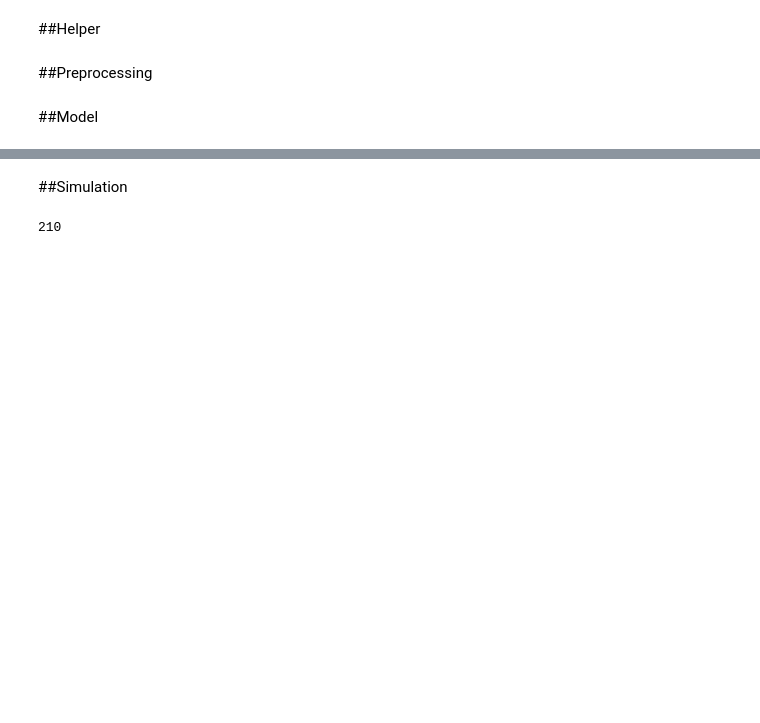
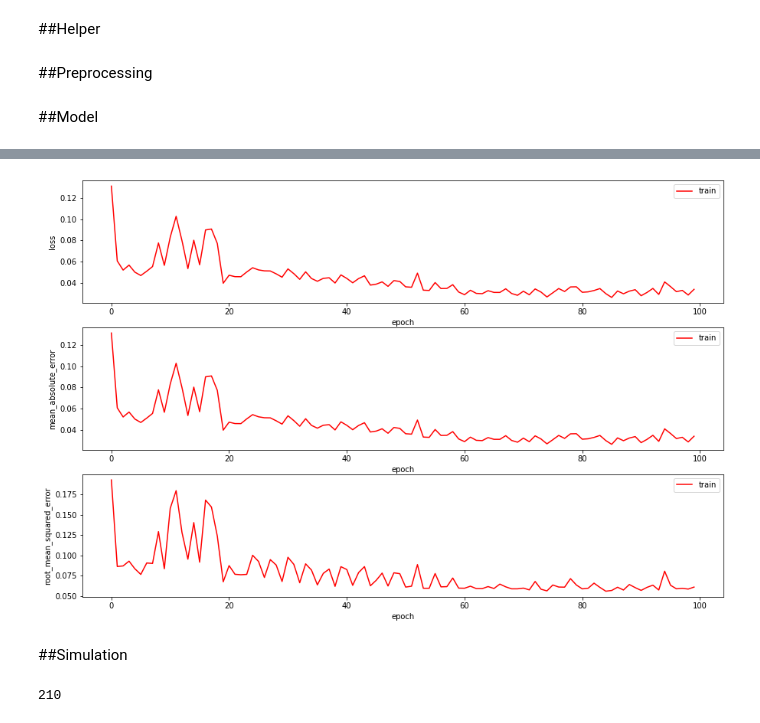
Before and after one commit to gigihsantoso/prediksi-saham, a Jupyter notebook: Deep_Learning_Saham_BRIS.ipynb, the cells around one changed output, grey strips where cells are left out. Drawn from its saved outputs; the diff is of its cells as text; code cells hidden in the pictures; blank space fills up the shorter version.

```diff
--- a/Deep_Learning_Saham_BRIS.ipynb
+++ b/Deep_Learning_Saham_BRIS.ipynb
@@ -121,3 +111,14 @@ def df_to_predict_2(data, windows, shift):
+# %%
+def plot_metric(x, y, history, metric):
+  fig, ax = plt.subplots(x, y, figsize=(15,10))
+  epochs = range(len(history.history[metric[0]]))
+  for metric, ax in zip(metric, ax.flatten()):
+    ax.plot(epochs, history.history[metric], 'r', label='train')
+    # ax.plot(epochs, history.history['val_'+metric], 'b', ls="--", label='val')
+    ax.set_ylabel(metric)
+    ax.set_xlabel('epoch')
+    ax.legend()
+  plt.show()
 # %% [markdown]
 ##Preprocessing
 # %%
@@ -169,3 +176,8 @@ tf.keras.utils.plot_model(model, show_shapes=True, rankdir="LR")
+# %%
+metric = ['loss', 'mean_absolute_error', 'root_mean_squared_error',]
+plot_metric(3,1, history, metric)
+# %% [output]
+[figure, added]
 # %% [markdown]
 ##Simulation
 # %%
```
Also changed, not shown: parts of 6 cells of this notebook.
